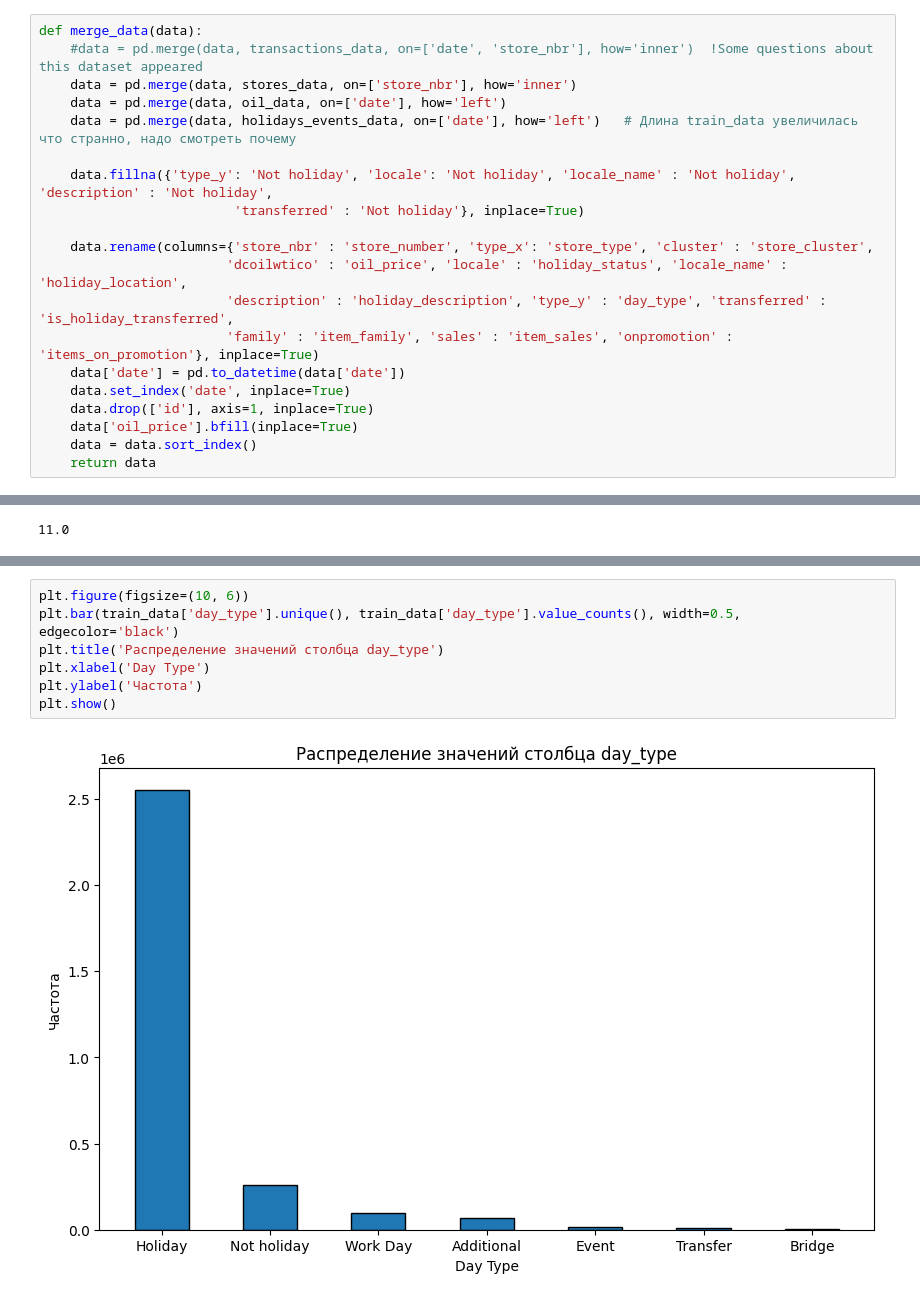
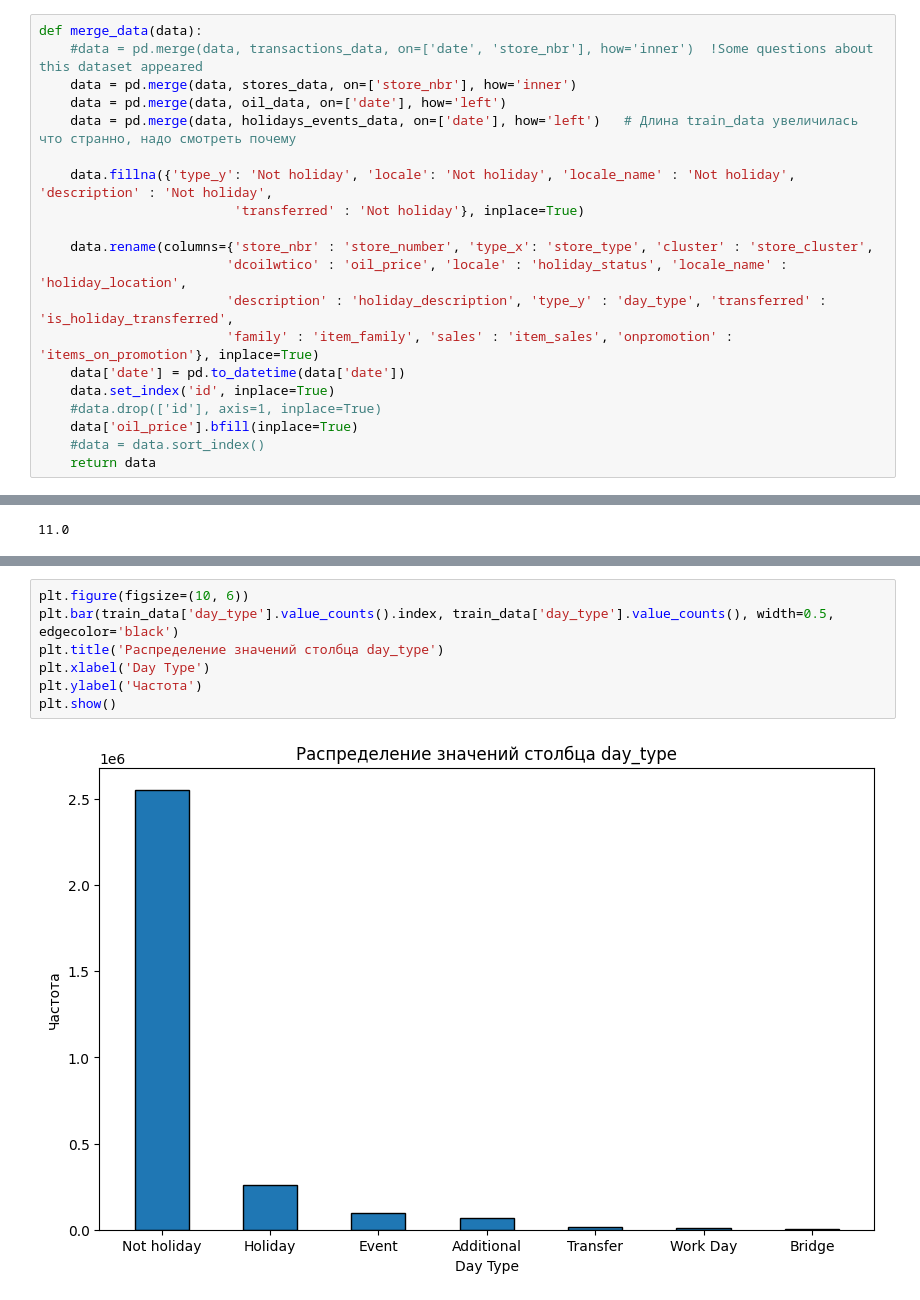
Before and after one commit to StanislavYatsevich/Store_Sales, a Jupyter notebook: Project.ipynb, the cells around one changed output, grey strips where cells are left out. Drawn from its saved outputs; the diff is of its cells as text.

```diff
--- a/Project.ipynb
+++ b/Project.ipynb
@@ -124,10 +124,10 @@ def merge_data(data):
                         'description' : 'holiday_description', 'type_y' : 'day_type', 'transferred' : 'is_holiday_transferred',
                         'family' : 'item_family', 'sales' : 'item_sales', 'onpromotion' : 'items_on_promotion'}, inplace=True)
     data['date'] = pd.to_datetime(data['date'])
-    data.set_index('date', inplace=True)
-    data.drop(['id'], axis=1, inplace=True)
+    data.set_index('id', inplace=True)
+    #data.drop(['id'], axis=1, inplace=True)
     data['oil_price'].bfill(inplace=True)
-    data = data.sort_index()
+    #data = data.sort_index()
     return data
 # %%
 train_data = merge_data(train_data)
@@ -352,10 +366,10 @@ plt.show()
 [figure]
 # %%
 plt.figure(figsize=(10, 6))
-plt.bar(train_data['day_type'].unique(), train_data['day_type'].value_counts(), width=0.5, edgecolor='black')
+plt.bar(train_data['day_type'].value_counts().index, train_data['day_type'].value_counts(), width=0.5, edgecolor='black')
 plt.title('Распределение значений столбца day_type')
 plt.xlabel('Day Type')
 plt.ylabel('Частота')
 plt.show()
 # %% [output]
-[figure, old version]
+[figure, new version]
```
Also changed, not shown: parts of 8 cells of this notebook.
